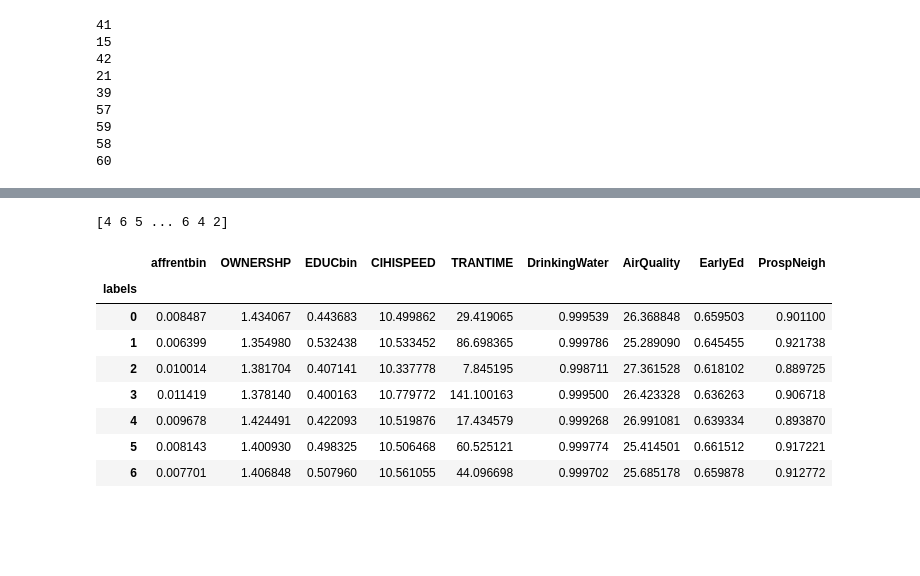
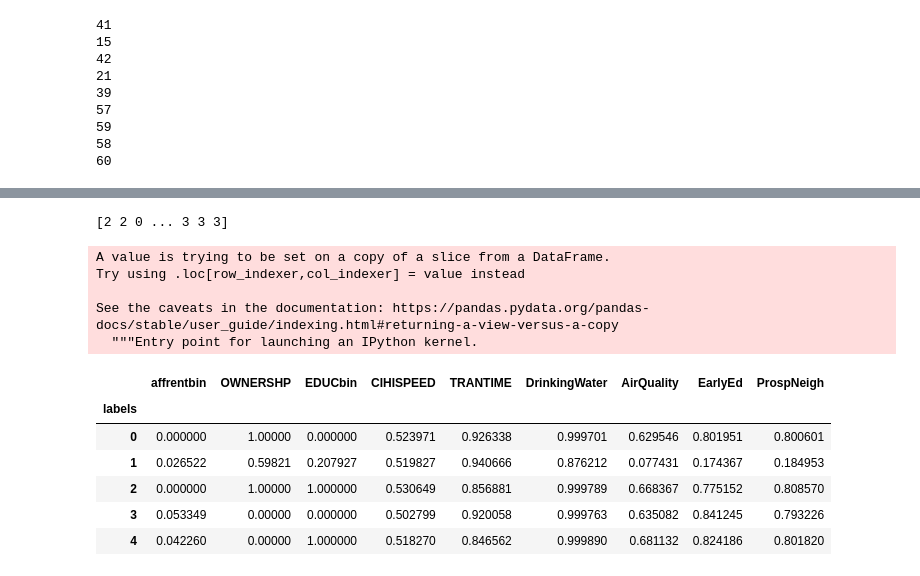
Before and after one commit to aren-kab/CDI-Capstone, a Jupyter notebook: IPUMSexploratoin.ipynb, the cells around one changed output, grey strips where cells are left out. Cells and saved outputs as stored; diff of their text form; code cells hidden in the pictures; blank space fills up the shorter version.

```diff
--- a/IPUMSexploratoin.ipynb
+++ b/IPUMSexploratoin.ipynb
@@ -82,0 +116,3 @@ dfCDI['EDUCbin'] = [1 if x >=8 else 0 for x in dfCDI['EDUC']]
+# %%
+dfCDI = dfCDI[dfCDI['OWNERSHP']!=0]
+dfCDI.shape
@@ -144,0 +195,9 @@ Xsamp.shape
+# %%
+X['affrentbin'] = (X['affrentbin'] - X['affrentbin'].max())/(X['affrentbin'].min() - X['affrentbin'].max()) # reversed
+X['OWNERSHP'] = (X['OWNERSHP'] - X['OWNERSHP'].max())/(X['OWNERSHP'].min() - X['OWNERSHP'].max()) # reversed + normalized
+X['CIHISPEED'] = X['CIHISPEED']/20
+X['TRANTIME'] = (X['TRANTIME'] - X['TRANTIME'].max())/(X['TRANTIME'].min() - X['TRANTIME'].max()) # reversed
+X['DrinkingWater'] = (X['DrinkingWater'] - X['DrinkingWater'].min())/(X['DrinkingWater'].max() - X['DrinkingWater'].min())
+X['AirQuality'] = (X['AirQuality'] - X['AirQuality'].max())/(X['AirQuality'].min() - X['AirQuality'].max()) # reversed + normalized
+X['EarlyEd'] = (X['EarlyEd'] - X['EarlyEd'].min())/(X['EarlyEd'].max() - X['EarlyEd'].min())
+X['ProspNeigh'] = (X['ProspNeigh'] - X['ProspNeigh'].min())/(X['ProspNeigh'].max() - X['ProspNeigh'].min())
@@ -157,3 +233,0 @@ Name: TRANTIME, dtype: float64
-# %%
-X = X[X['TRANTIME'] != 0]
-X['TRANTIME'].describe()
@@ -186,23 +250,26 @@ plt.show()
 # %%
-kmeans = KMeans(n_clusters = 7, init = 'k-means++', random_state = 42)
+kmeans = KMeans(n_clusters = 5, init = 'k-means++', random_state = 42)
 kmeans.fit(X)
 print(kmeans.labels_)
 # %% [output]
-[4 6 5 ... 6 4 2]
+[2 2 0 ... 3 3 3]
 # %%
-X['labels']=kmeans.labels_
-cluster_sum=X.groupby(by='labels').mean()
-cluster_sum.head(7)
+X['labels'] = kmeans.labels_
+cluster_sum = X.groupby(by = 'labels').mean()
+cluster_sum.head()
 # %% [output]
+A value is trying to be set on a copy of a slice from a DataFrame.
+Try using .loc[row_indexer,col_indexer] = value instead
+
+See the caveats in the documentation: https://pandas.pydata.org/pandas-docs/stable/user_guide/indexing.html#returning-a-view-versus-a-copy
+  """Entry point for launching an IPython kernel.
 |  | affrentbin | OWNERSHP | EDUCbin | CIHISPEED | TRANTIME | DrinkingWater | AirQuality | EarlyEd | ProspNeigh |
 | labels |  |  |  |  |  |  |  |  |  |
-| 0 | 0.008487 | 1.434067 | 0.443683 | 10.499862 | 29.419065 | 0.999539 | 26.368848 | 0.659503 | 0.901100 |
-| 1 | 0.006399 | 1.354980 | 0.532438 | 10.533452 | 86.698365 | 0.999786 | 25.289090 | 0.645455 | 0.921738 |
-| 2 | 0.010014 | 1.381704 | 0.407141 | 10.337778 | 7.845195 | 0.998711 | 27.361528 | 0.618102 | 0.889725 |
-| 3 | 0.011419 | 1.378140 | 0.400163 | 10.779772 | 141.100163 | 0.999500 | 26.423328 | 0.636263 | 0.906718 |
-| 4 | 0.009678 | 1.424491 | 0.422093 | 10.519876 | 17.434579 | 0.999268 | 26.991081 | 0.639334 | 0.893870 |
-| 5 | 0.008143 | 1.400930 | 0.498325 | 10.506468 | 60.525121 | 0.999774 | 25.414501 | 0.661512 | 0.917221 |
-| 6 | 0.007701 | 1.406848 | 0.507960 | 10.561055 | 44.096698 | 0.999702 | 25.685178 | 0.659878 | 0.912772 |
+| 0 | 0.000000 | 1.00000 | 0.000000 | 0.523971 | 0.926338 | 0.999701 | 0.629546 | 0.801951 | 0.800601 |
+| 1 | 0.026522 | 0.59821 | 0.207927 | 0.519827 | 0.940666 | 0.876212 | 0.077431 | 0.174367 | 0.184953 |
+| 2 | 0.000000 | 1.00000 | 1.000000 | 0.530649 | 0.856881 | 0.999789 | 0.668367 | 0.775152 | 0.808570 |
+| 3 | 0.053349 | 0.00000 | 0.000000 | 0.502799 | 0.920058 | 0.999763 | 0.635082 | 0.841245 | 0.793226 |
+| 4 | 0.042260 | 0.00000 | 1.000000 | 0.518270 | 0.846562 | 0.999890 | 0.681132 | 0.824186 | 0.801820 |
 # %%
 X.describe()
 # %% [output]
```
Also changed, not shown: parts of 18 cells of this notebook.
